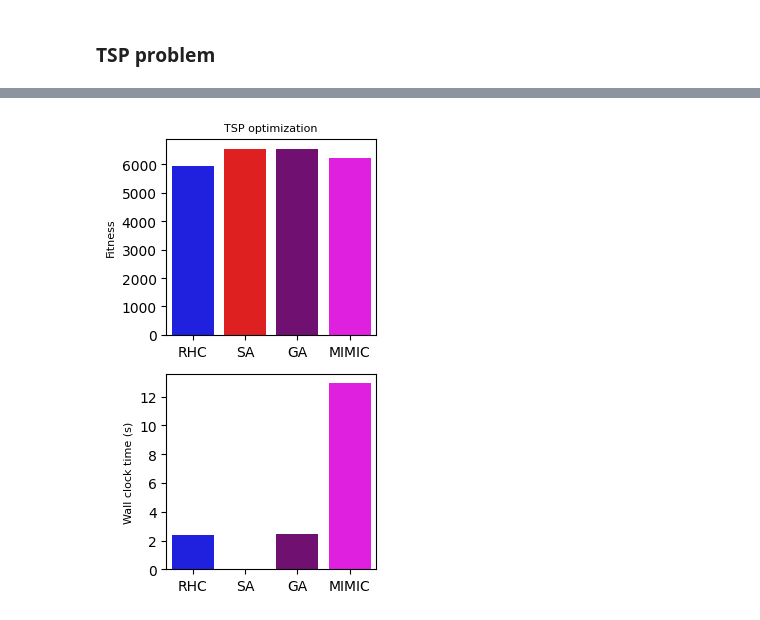
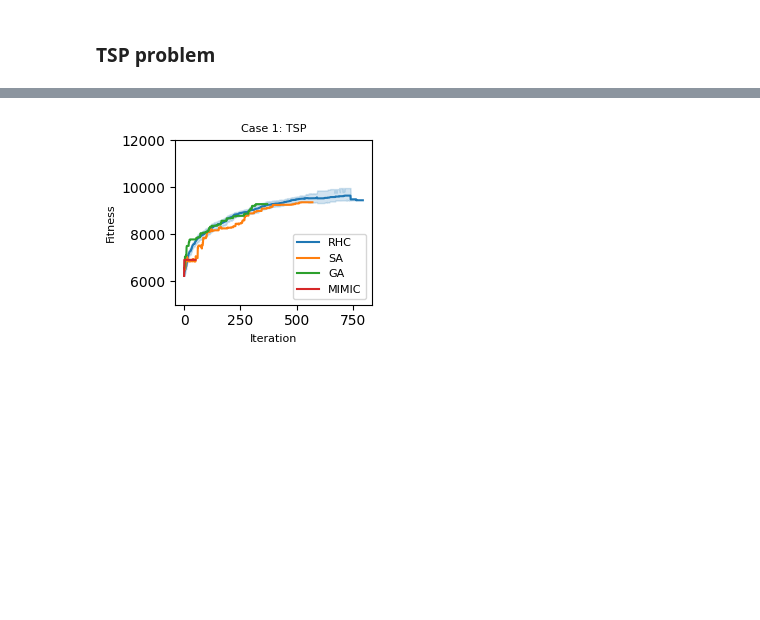
Before and after one commit to 19revey/CS7641, a Jupyter notebook: A2/optimization.ipynb, the cells around one changed output, grey strips where cells are left out. Drawn from its saved outputs; the diff is of its cells as text; code cells hidden in the pictures; blank space fills up the shorter version.

```diff
--- a/A2/optimization.ipynb
+++ b/A2/optimization.ipynb
@@ -15,6 +18,7 @@ bitstring = mlrose.DiscreteOpt(length = 100, fitness_fn = OneMax(), maximize = T
 
 wallclock_list=[]
 fitness_list=[]
+curve=None
 models=["RHC","SA","GA","MIMIC"]
 problem=bitstring
 
@@ -30,11 +34,17 @@ for model in models:
         obj=runner(problem,'MIMIC')
 
     start_time = time.time()
-    _,df_run_curves = obj.run()
+    df_run_stats,df_run_curves = obj.run()
     wallclock = time.time()-start_time
     wallclock_list.append(wallclock)
     fitness_list.append(df_run_curves['Fitness'].max())
 
+    df_run_curves=df_run_curves.assign(algo=model)
+    if curve is None:
+        curve=df_run_curves
+    else:
+        curve=pd.concat([curve,df_run_curves])
+
 print(fitness_list)
 print(wallclock_list)
 # %% [output]
@@ -84,73 +215,37 @@ plt.show()
 # %%
-
-wallclock_list=[]
-fitness_list=[]
-models=["RHC","SA","GA","MIMIC"]
-problem=tsp
-
-for model in models:
-
-    if model == "RHC":
-        obj=runner(problem,'RHC')
-    elif model == "SA":
-        obj=runner(problem,'SA')
-    elif model == "GA":
-        obj=runner(problem,'GA')
-    elif model == "MIMIC":
-        obj=runner(problem,'MIMIC')
-
-    start_time = time.time()
-    _,df_run_curves = obj.run()
-    wallclock = time.time()-start_time
-    wallclock_list.append(wallclock)
-    fitness_list.append(50*250-df_run_curves['Fitness'].max())
-
-
-import seaborn as sns
-fig = plt.figure(figsize=(3,5))
+fig = plt.figure(figsize=(3,2.5))
 plt.subplots_adjust(wspace=2)
 
-
-colors = ['blue', 'red','purple','magenta']
-
-ax1=fig.add_subplot(2,1,1)
-sns.barplot(x=models,y=fitness_list,palette=colors)
-ax2=fig.add_subplot(2,1,2)
-sns.barplot(x=models,y=wallclock_list,palette=colors)
-
-# ax2=fig.add_subplot(1,2,2)
-# sns.lineplot(x=neurons,y=accuracy3, marker='o',label='Case 1')
-# sns.lineplot(x=neurons,y=accuracy4, marker='o',label='Case 2')
+ax1=fig.add_subplot(1,1,1)
+sns.lineplot(data=curve, x='Iteration', y='Fitness',hue='algo')
+# ax2=fig.add_subplot(2,1,2)
+# sns.lineplot(data=curves_df, x='data_size', y='Accuracy', hue='MLP', marker='o')
 
 plt.rcParams.update({
     'font.size': 10,          # General font size
     'axes.titlesize': 8,     # Font size for titles
     'axes.labelsize': 8,     # Font size for x and y labels
     # 'xtick.labelsize': 8,    # Font size for x-axis tick labels
     # 'ytick.labelsize': 8,    # Font size for y-axis tick labels
     'legend.fontsize': 8     # Font size for legend
 })
 
 
-# ax1.set_ylim(0.7, 0.9)
-# ax1.set_xlim(0, 5)
-# ax2.set_ylim(0.7, 0.9)
-# ax2.set_xlim(0, 60)
 
-# ax1.set_xlabel('Number of layers')
-ax1.set_ylabel('Fitness')
+ax1.set_xlabel('Iteration')
+# ax2.set_xlabel('Data Size')
 
-# ax2.set_xlabel('Number of neurons')
-ax2.set_ylabel('Wall clock time (s)')
-
-# ax1.legend(loc='lower right')
+ax1.set_ylim(5000, 12000)
+# ax1.set_xlim(0, 1000)
+# ax2.set_ylim(0, 1.2)
+# ax2.set_xlim(0, 1000)
+ax1.legend(loc='lower right')
 # ax2.legend(loc='lower right')
-ax1.set_title('TSP optimization')
-# ax2.set_title('Case 2')
+ax1.set_title('Case 1: TSP')
+# ax2.set_title('NN - Case 2')
 
 plt.tight_layout()
-
-plt.savefig('figs/comp_performance1.pdf')
+plt.savefig('figs/fitness_iteration_TSP.pdf')
 plt.show()
 # %% [output]
-[figure, old version]
+[figure, new version]
```
Also changed, not shown: parts of 8 cells of this notebook, 24 other files.
